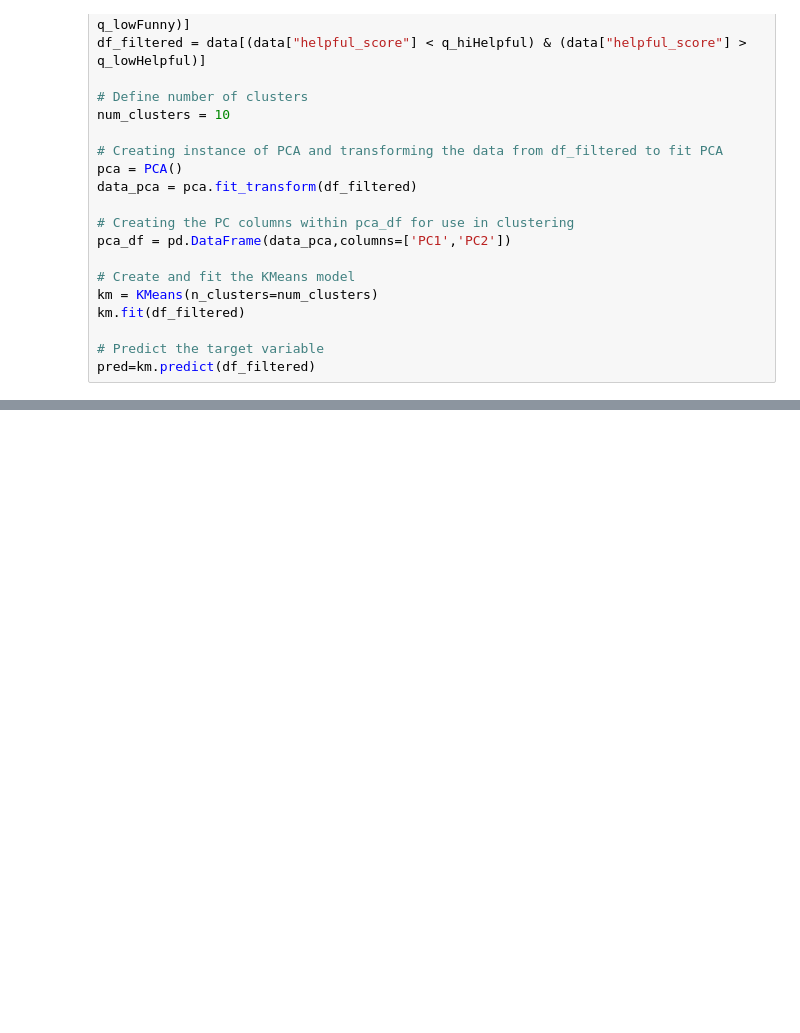
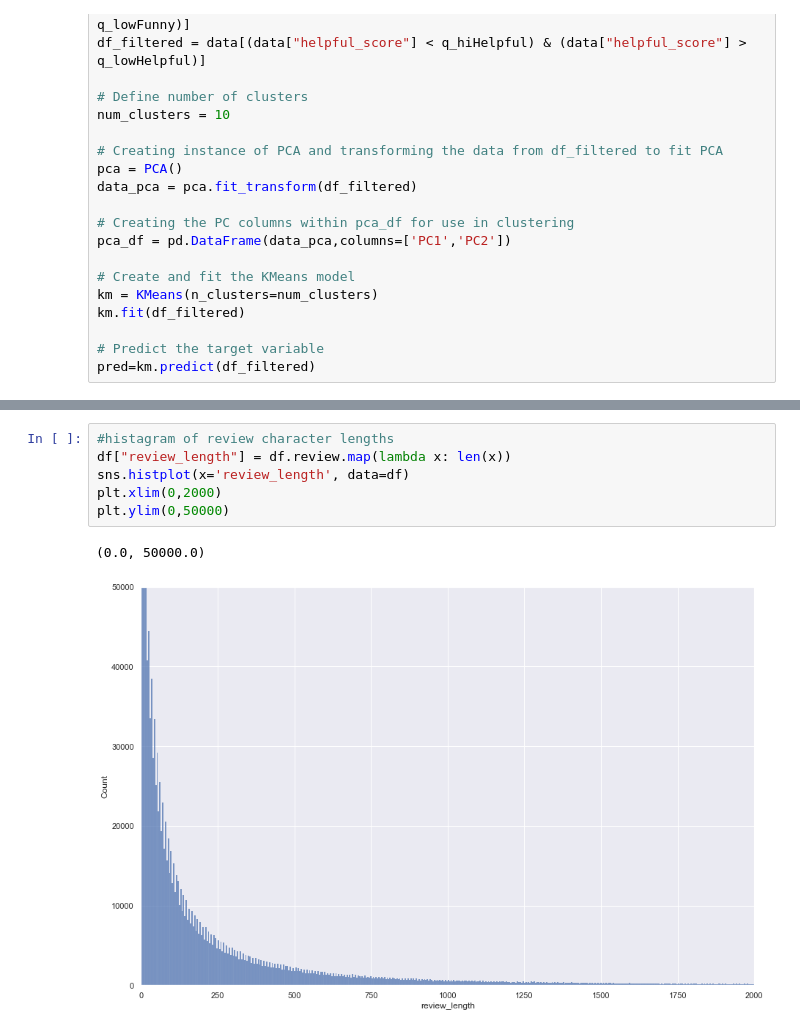
Before and after one commit to gfry99/453-Final-Project, a Jupyter notebook: 453-Final-Proj-PleaseCompile.ipynb, the cells around one changed output, grey strips where cells are left out. Cells and saved outputs as stored; diff of their text form; blank space fills up the shorter version.

```diff
--- a/453-Final-Proj-PleaseCompile.ipynb
+++ b/453-Final-Proj-PleaseCompile.ipynb
@@ -211,0 +248,9 @@ plt.show()
+# %%
+#histagram of review character lengths
+df["review_length"] = df.review.map(lambda x: len(x))
+sns.histplot(x='review_length', data=df)
+plt.xlim(0,2000)
+plt.ylim(0,50000)
+# %% [output]
+(0.0, 50000.0)
+[figure, added]
```
Also changed, not shown: parts of 12 cells of this notebook.
